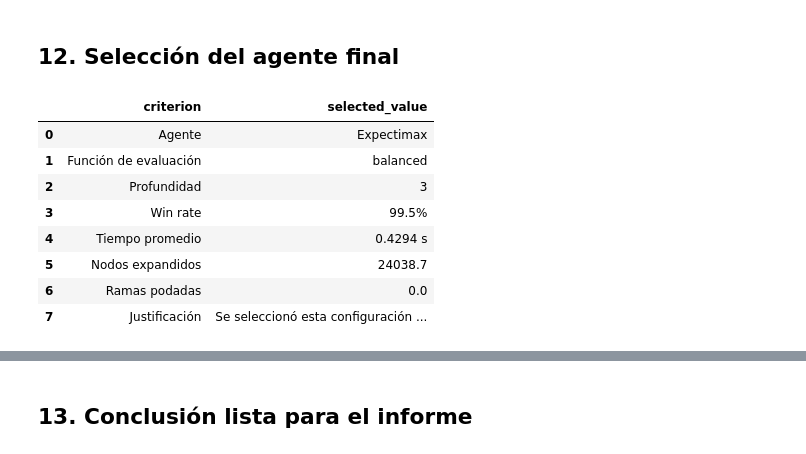
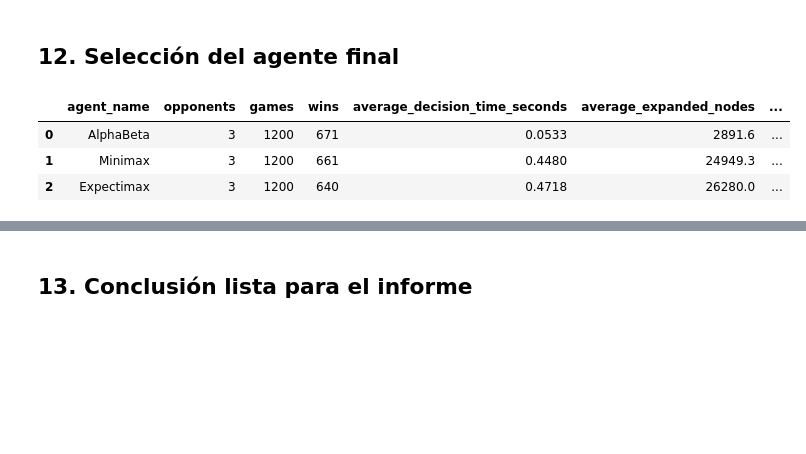
Before and after one commit to gocasanova/ORT-OBL-IA2026, a Jupyter notebook: Isolation/mate_isolation_experiments.ipynb, the cells around one changed output, grey strips where cells are left out. Cells and saved outputs as stored; diff of their text form; code cells hidden in the pictures; blank space fills up the shorter version.

Commit message:
stratagem partidas

```diff
--- a/Isolation/mate_isolation_experiments.ipynb
+++ b/Isolation/mate_isolation_experiments.ipynb
@@ -24,15 +24,18 @@ from mate_evaluations import EVALUATION_FUNCTIONS, balanced_eval
 from random_agent import RandomAgent
 
 RESULTS_PATH = Path("results/core_400_d123/mate_experiments.csv")
+TOURNAMENT_RESULTS_PATH = Path("results/final_tournament_400/mate_experiments.csv")
 ASSETS_DIR = Path("results/report_assets")
-if not RESULTS_PATH.exists():
+missing_result_files = [path for path in (RESULTS_PATH, TOURNAMENT_RESULTS_PATH) if not path.exists()]
+if missing_result_files:
     raise FileNotFoundError(
-        f"No existe el resultado final requerido: {RESULTS_PATH}. "
+        f"Faltan resultados finales: {missing_result_files}. "
         "No se cargarán resultados anteriores automáticamente."
     )
 ASSETS_DIR.mkdir(parents=True, exist_ok=True)
 print(f"Python activo: {sys.executable}")
-print(f"Resultados finales: {RESULTS_PATH}")
+print(f"Resultados base: {RESULTS_PATH}")
+print(f"Torneo final: {TOURNAMENT_RESULTS_PATH}")
 print(f"Assets del informe: {ASSETS_DIR}")
 
 def save_table_png(table_df, filename, title):
@@ -187,7 +193,9 @@ OK
 # %% [markdown]
 ## 6. Carga del experimento final
 # %%
-df = pd.read_csv(RESULTS_PATH)
+base_results = pd.read_csv(RESULTS_PATH)
+tournament_results = pd.read_csv(TOURNAMENT_RESULTS_PATH)
+df = pd.concat([base_results, tournament_results], ignore_index=True)
 required_columns = {
     "matchup", "agent_name", "opponent_name", "evaluation_function",
     "search_depth", "games", "wins", "losses", "win_rate",
@@ -402,38 +410,75 @@ fig.tight_layout(); fig.savefig(ASSETS_DIR / "mate_eval_win_rate.png", dpi=180);
 # %% [markdown]
 ## 12. Selección del agente final
 # %%
-candidates = df[(df["opponent_name"] == "Random") & (df["agent_name"] != "Random")].copy()
-selected = candidates.sort_values(
-    ["win_rate", "average_decision_time_seconds", "average_expanded_nodes"],
-    ascending=[False, True, True],
-).iloc[0]
-justification = "Se seleccionó esta configuración porque obtuvo el mejor equilibrio entre win rate y costo computacional dentro de las configuraciones evaluadas."
+finalist_names = ["Minimax", "AlphaBeta", "Expectimax"]
+strong_opponents = ["Minimax", "AlphaBeta", "Expectimax", "Stratagem"]
+tournament_rows = df[
+    (df["agent_name"].isin(finalist_names))
+    & (df["opponent_name"].isin(strong_opponents))
+    & (df["evaluation_function"] == "balanced")
+    & (df["search_depth"] == 3)
+].copy()
+tournament_ranking = tournament_rows.groupby("agent_name", as_index=False).agg(
+    opponents=("opponent_name", "nunique"),
+    games=("games", "sum"),
+    wins=("wins", "sum"),
+    average_decision_time_seconds=("average_decision_time_seconds", "mean"),
+    average_expanded_nodes=("average_expanded_nodes", "mean"),
+    average_pruned_branches=("average_pruned_branches", "mean"),
+)
+if not tournament_ranking["opponents"].eq(3).all():
+    raise ValueError("El torneo final debe incluir tres rivales fuertes por agente")
+tournament_ranking["win_rate"] = tournament_ranking["wins"] / tournament_ranking["games"]
+z = 1.96
+p = tournament_ranking["win_rate"]
+n = tournament_ranking["games"]
+denominator = 1 + z**2 / n
+center = (p + z**2 / (2 * n)) / denominator
+half_width = z * np.sqrt(p * (1 - p) / n + z**2 / (4 * n**2)) / denominator
+tournament_ranking["ci95_low"] = center - half_width
+tournament_ranking["ci95_high"] = center + half_width
+tournament_ranking = tournament_ranking.sort_values(
+    ["win_rate", "average_decision_time_seconds"], ascending=[False, True]
+).reset_index(drop=True)
+performance_leader = tournament_ranking.iloc[0]
+competitive = tournament_ranking[
+    tournament_ranking["ci95_high"] >= performance_leader["ci95_low"]
+]
+selected = competitive.sort_values("average_decision_time_seconds").iloc[0]
+next_fastest = competitive[competitive["agent_name"] != selected["agent_name"]]["average_decision_time_seconds"].min()
+speedup = next_fastest / selected["average_decision_time_seconds"]
+ranking_for_report = tournament_ranking.copy()
+for column in ("win_rate", "ci95_low", "ci95_high"):
+    ranking_for_report[column] = (100 * ranking_for_report[column]).round(1)
+ranking_for_report = ranking_for_report.round({"average_decision_time_seconds": 4, "average_expanded_nodes": 1, "average_pruned_branches": 1})
+display(ranking_for_report)
+ranking_for_report.to_csv(ASSETS_DIR / "tournament_ranking.csv", index=False)
+save_table_png(ranking_for_report, "tournament_ranking.png", "Ranking del torneo final contra rivales fuertes")
+justification = (
+    f"Los intervalos de confianza del 95% se superponen; entre agentes de rendimiento comparable, "
+    f"Alpha-Beta fue el más rápido, al menos {speedup:.1f} veces más que el siguiente competidor."
+)
 final_agent_selection = pd.DataFrame({
     "criterion": ["Agente", "Función de evaluación", "Profundidad", "Win rate", "Tiempo promedio", "Nodos expandidos", "Ramas podadas", "Justificación"],
     "selected_value": [
-        selected["agent_name"], selected["evaluation_function"], int(selected["search_depth"]),
+        selected["agent_name"], "balanced", 3,
         f"{100 * selected['win_rate']:.1f}%", f"{selected['average_decision_time_seconds']:.4f} s",
         f"{selected['average_expanded_nodes']:.1f}", f"{selected['average_pruned_branches']:.1f}", justification,
     ],
 })
 display(final_agent_selection)
 final_agent_selection.to_csv(ASSETS_DIR / "final_agent_selection.csv", index=False)
 save_table_png(final_agent_selection, "final_agent_selection.png", "Selección del agente final")
 final_agent_text = (
-    f"El agente final elegido fue {selected['agent_name']} con heurística {selected['evaluation_function']} "
-    f"y profundidad {int(selected['search_depth'])}, ya que obtuvo un win rate de {100 * selected['win_rate']:.1f}% "
+    f"El agente final elegido fue {selected['agent_name']} con heurística balanced y profundidad 3. "
+    f"Obtuvo un win rate agregado de {100 * selected['win_rate']:.1f}% contra los otros agentes y Stratagem, "
     f"con un tiempo promedio de decisión de {selected['average_decision_time_seconds']:.4f} segundos. "
-    "Esta configuración presentó el mejor equilibrio entre desempeño y costo computacional dentro de las pruebas realizadas."
+    + justification
 )
 print(final_agent_text)
 (ASSETS_DIR / "final_agent_text.md").write_text(final_agent_text + "\n", encoding="utf-8")
 # %% [output]
-|  | criterion | selected_value |
-| 0 | Agente | Expectimax |
-| 1 | Función de evaluación | balanced |
-| 2 | Profundidad | 3 |
-| 3 | Win rate | 99.5% |
-| 4 | Tiempo promedio | 0.4294 s |
-| 5 | Nodos expandidos | 24038.7 |
-| 6 | Ramas podadas | 0.0 |
-| 7 | Justificación | Se seleccionó esta configuración ... |
+|  | agent_name | opponents | games | wins | average_decision_time_seconds | average_expanded_nodes | ... |
+| 0 | AlphaBeta | 3 | 1200 | 671 | 0.0533 | 2891.6 | ... |
+| 1 | Minimax | 3 | 1200 | 661 | 0.4480 | 24949.3 | ... |
+| 2 | Expectimax | 3 | 1200 | 640 | 0.4718 | 26280.0 | ... |
```
Also changed, not shown: parts of 7 cells of this notebook, 15 other files.
